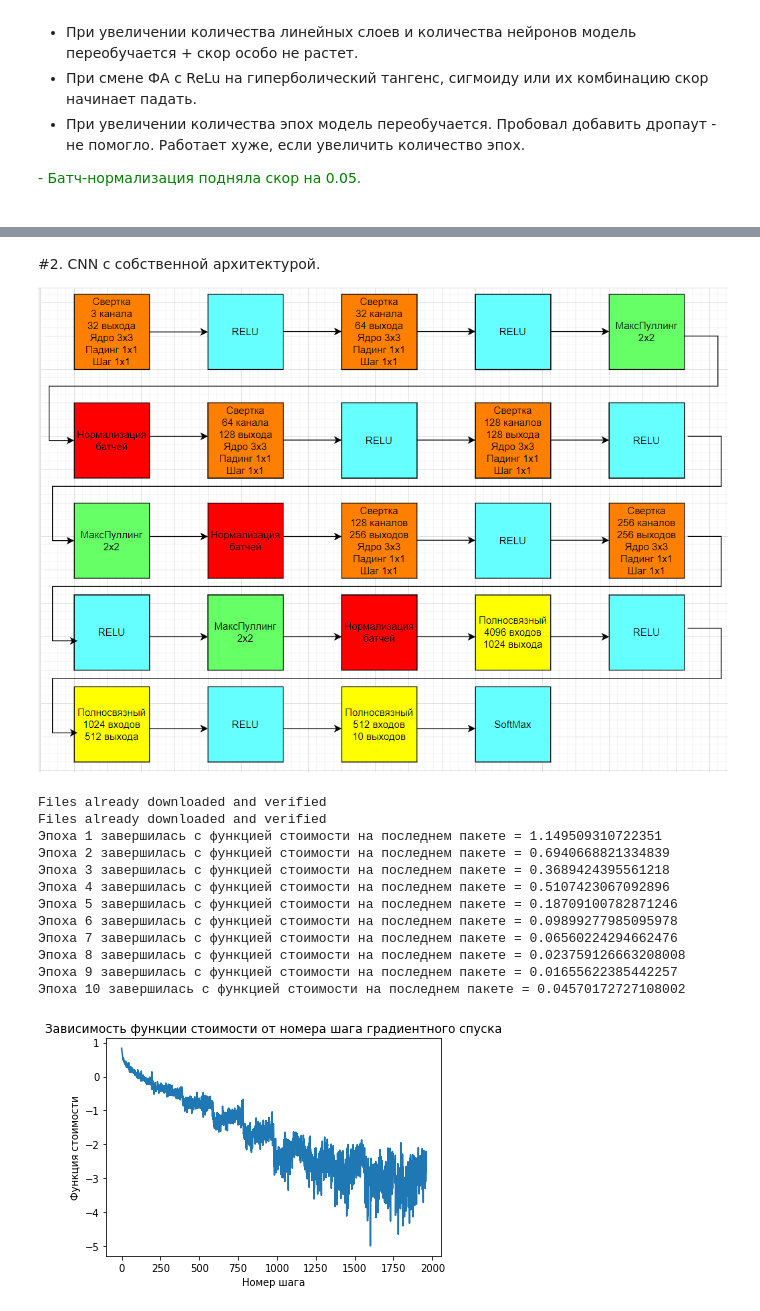
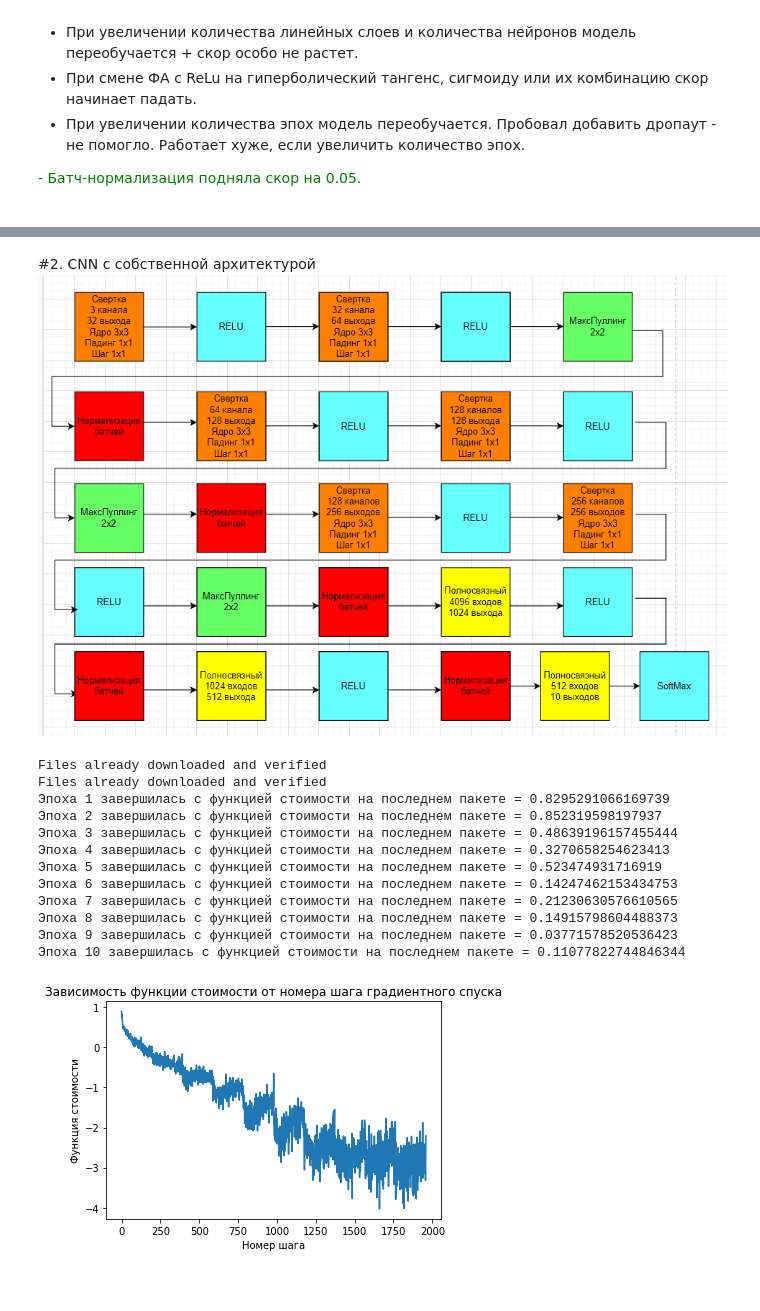
Before and after one commit to lomovtsevp/ML_course_MIREA, a Jupyter notebook: ML2/PR2/pr_2.ipynb, the cells around one changed output, grey strips where cells are left out. Drawn from its saved outputs; the diff is of its cells as text; code cells hidden in the pictures; blank space fills up the shorter version.

```diff
--- a/ML2/PR2/pr_2.ipynb
+++ b/ML2/PR2/pr_2.ipynb
@@ -137,7 +137,6 @@ Files already downloaded and verified
 # %% [markdown]
-#2. CNN с собственной архитектурой.
-
-![2022-03-15_18-37-40.png](embedded-picture-1-old)
+#2. CNN с собственной архитектурой
+![2022-03-18_16-16-45.png](embedded-picture-1-new)
 # %%
 # Импортируем основные модули pytorch
 import torch
@@ -185,8 +184,10 @@ class ConvNet(nn.Module):
             nn.Flatten(),
             nn.Linear(256*4*4, 1024),
             nn.ReLU(),
+            nn.BatchNorm1d(1024),
             nn.Linear(1024, 512),
             nn.ReLU(),
+            nn.BatchNorm1d(512),
             nn.Linear(512, 10))
 
 
@@ -213,44 +214,44 @@ device = 'cuda' if torch.cuda.is_available() else 'cpu'
 # Готовимся к обучению
 model = ConvNet().to(device)  # создаем модель
 optimizer = torch.optim.Adam(model.parameters(), lr=0.001)  # оптимизатор, нужно выбрать и настроить
 loss_function = nn.CrossEntropyLoss()  # функция потерь, нужно выбрать
 loss_history = list()  # список для хранения истории изменения функции стоимости
 
 # Начинаем обучение
 for epoch in range(EPOCHS):
     for i, (batch, labels) in enumerate(train_loader):  # разбиваем выборку на пакеты
         # Нужно реализовать один шаг градиентного спуска
         #batch = batch.reshape(batch.shape[0], -1)
         optimizer.zero_grad()
         loss = loss_function(model(batch), labels) # значение функции стоимости на пакете, нужно рассчитать
         loss.backward()
         optimizer.step()
         loss_history.append(loss.log().item())  # добавляется логарифм стоимости для большей наглядности
     print(f'Эпоха {epoch + 1} завершилась с функцией стоимости на последнем пакете = {loss.item()}')
 
 
 # Выводим график функции стоимости
 plt.title('Зависимость функции стоимости от номера шага градиентного спуска')
 plt.xlabel('Номер шага')
 plt.ylabel('Функция стоимости')
 plt.plot(loss_history)
 plt.show()
 
 torch.save(model, 'CNN.pth')
 # %% [output]
 Files already downloaded and verified
 Files already downloaded and verified
-Эпоха 1 завершилась с функцией стоимости на последнем пакете = 1.149509310722351
-Эпоха 2 завершилась с функцией стоимости на последнем пакете = 0.6940668821334839
-Эпоха 3 завершилась с функцией стоимости на последнем пакете = 0.3689424395561218
-Эпоха 4 завершилась с функцией стоимости на последнем пакете = 0.5107423067092896
-Эпоха 5 завершилась с функцией стоимости на последнем пакете = 0.18709100782871246
-Эпоха 6 завершилась с функцией стоимости на последнем пакете = 0.09899277985095978
-Эпоха 7 завершилась с функцией стоимости на последнем пакете = 0.06560224294662476
-Эпоха 8 завершилась с функцией стоимости на последнем пакете = 0.023759126663208008
-Эпоха 9 завершилась с функцией стоимости на последнем пакете = 0.01655622385442257
-Эпоха 10 завершилась с функцией стоимости на последнем пакете = 0.04570172727108002
+Эпоха 1 завершилась с функцией стоимости на последнем пакете = 0.8295291066169739
+Эпоха 2 завершилась с функцией стоимости на последнем пакете = 0.852319598197937
+Эпоха 3 завершилась с функцией стоимости на последнем пакете = 0.48639196157455444
+Эпоха 4 завершилась с функцией стоимости на последнем пакете = 0.3270658254623413
+Эпоха 5 завершилась с функцией стоимости на последнем пакете = 0.523474931716919
+Эпоха 6 завершилась с функцией стоимости на последнем пакете = 0.14247462153434753
+Эпоха 7 завершилась с функцией стоимости на последнем пакете = 0.21230630576610565
+Эпоха 8 завершилась с функцией стоимости на последнем пакете = 0.14915798604488373
+Эпоха 9 завершилась с функцией стоимости на последнем пакете = 0.03771578520536423
+Эпоха 10 завершилась с функцией стоимости на последнем пакете = 0.11077822744846344
-[figure, old version]
+[figure, new version]
 # %%
 model = torch.load('CNN.pth')
 # %%
```
Also changed, not shown: parts of 2 cells of this notebook.
